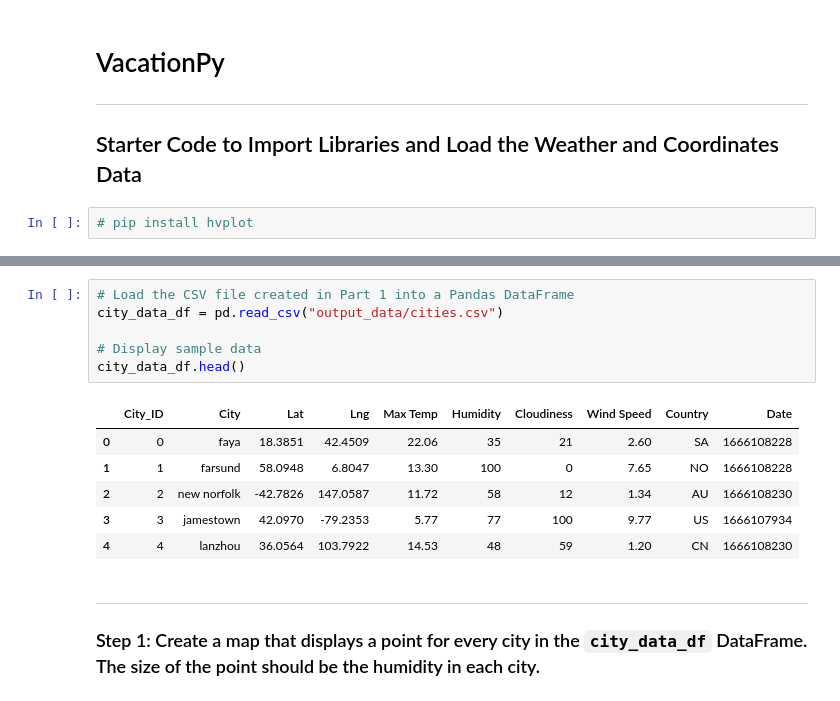
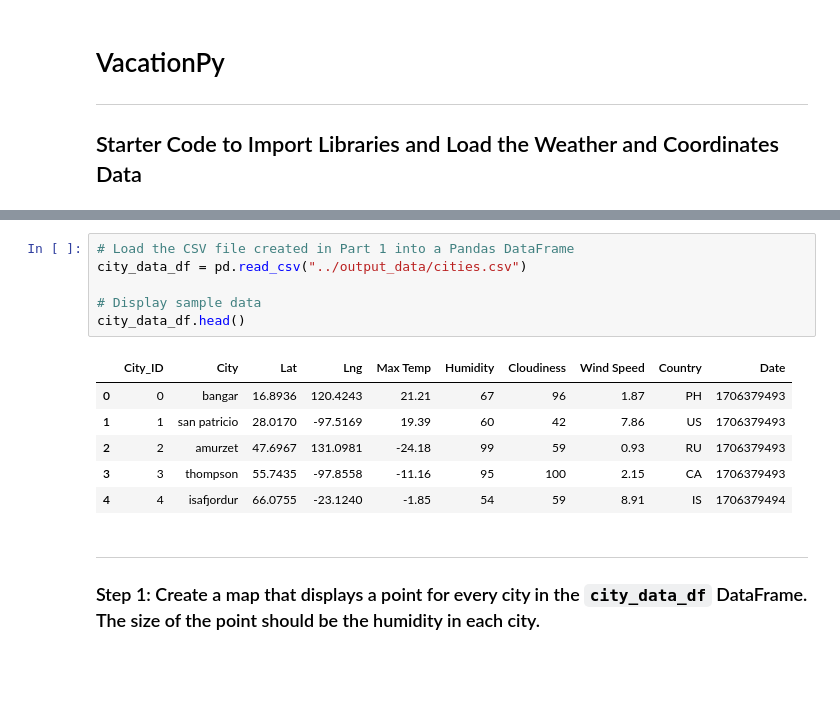
Before and after one commit to Ray-Marshal/python-api-challenge, a Jupyter notebook: Starter_Code/starter_code/Final _VacationPy.ipynb, the cells around one changed output, grey strips where cells are left out. Cells and saved outputs as stored; diff of their text form; blank space fills up the shorter version.

```diff
--- a/Starter_Code/starter_code/Final _VacationPy.ipynb
+++ b/Starter_Code/starter_code/Final _VacationPy.ipynb
@@ -3,8 +3,6 @@
 ---
 
 ## Starter Code to Import Libraries and Load the Weather and Coordinates Data
-# %%
-# pip install hvplot
 # %%
 # Dependencies and Setup
 import hvplot.pandas
@@ -19,17 +17,17 @@ from api_keys import geoapify_key
 [interactive output not drawn]
 # %%
 # Load the CSV file created in Part 1 into a Pandas DataFrame
-city_data_df = pd.read_csv("output_data/cities.csv")
+city_data_df = pd.read_csv("../output_data/cities.csv")
 
 # Display sample data
 city_data_df.head()
 # %% [output]
 |  | City_ID | City | Lat | Lng | Max Temp | Humidity | Cloudiness | Wind Speed | Country | Date |
-| 0 | 0 | faya | 18.3851 | 42.4509 | 22.06 | 35 | 21 | 2.60 | SA | 1666108228 |
-| 1 | 1 | farsund | 58.0948 | 6.8047 | 13.30 | 100 | 0 | 7.65 | NO | 1666108228 |
-| 2 | 2 | new norfolk | -42.7826 | 147.0587 | 11.72 | 58 | 12 | 1.34 | AU | 1666108230 |
-| 3 | 3 | jamestown | 42.0970 | -79.2353 | 5.77 | 77 | 100 | 9.77 | US | 1666107934 |
-| 4 | 4 | lanzhou | 36.0564 | 103.7922 | 14.53 | 48 | 59 | 1.20 | CN | 1666108230 |
+| 0 | 0 | bangar | 16.8936 | 120.4243 | 21.21 | 67 | 96 | 1.87 | PH | 1706379493 |
+| 1 | 1 | san patricio | 28.0170 | -97.5169 | 19.39 | 60 | 42 | 7.86 | US | 1706379493 |
+| 2 | 2 | amurzet | 47.6967 | 131.0981 | -24.18 | 99 | 59 | 0.93 | RU | 1706379493 |
+| 3 | 3 | thompson | 55.7435 | -97.8558 | -11.16 | 95 | 100 | 2.15 | CA | 1706379493 |
+| 4 | 4 | isafjordur | 66.0755 | -23.1240 | -1.85 | 54 | 59 | 8.91 | IS | 1706379494 |
 # %% [markdown]
 ---
 
```
Also changed, not shown: parts of 6 cells of this notebook.
